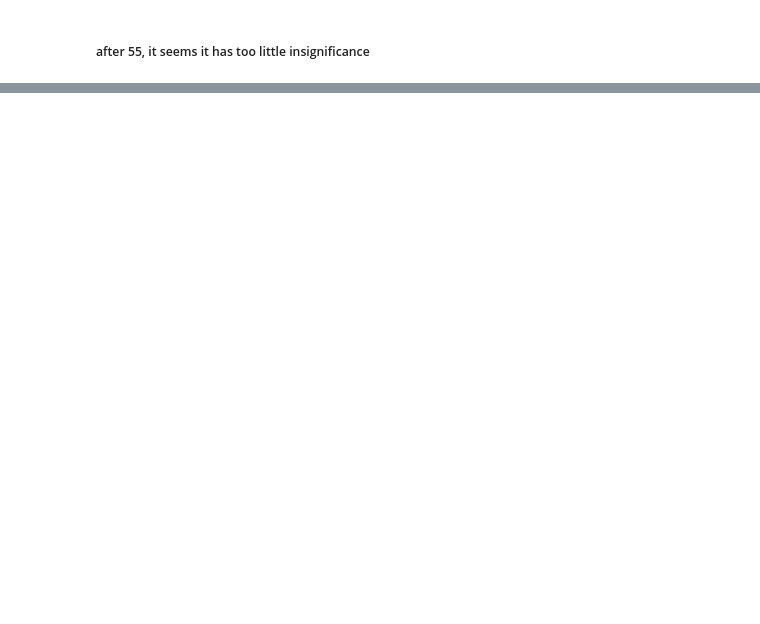
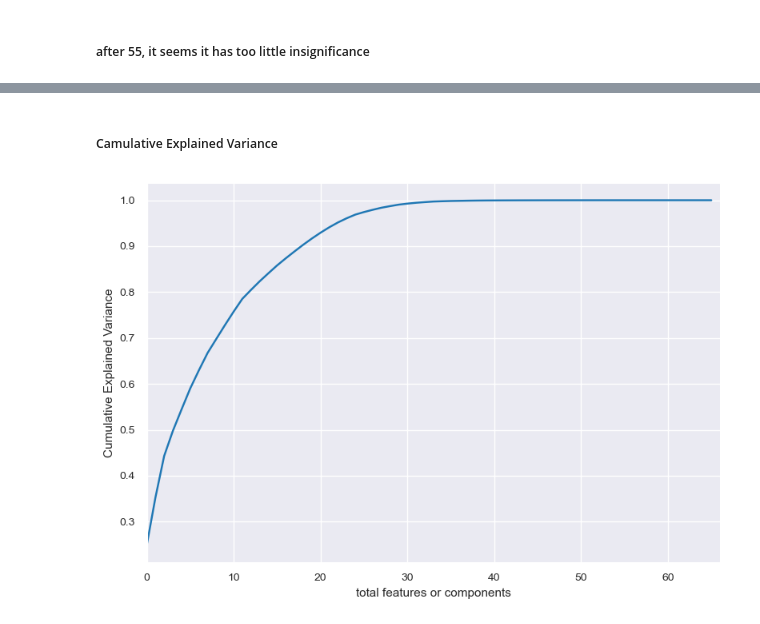
Before and after one commit to Thesis-on-Cyber-Security/Thesis-on-DDOS, a Jupyter notebook: 3rd Step/Dimensionality_Reduction.ipynb, the cells around one changed output, grey strips where cells are left out. Drawn from its saved outputs; the diff is of its cells as text; code cells hidden in the pictures; blank space fills up the shorter version.

```diff
--- a/3rd Step/Dimensionality_Reduction.ipynb
+++ b/3rd Step/Dimensionality_Reduction.ipynb
@@ -364,0 +384,16 @@ for i,j in enumerate(eig_pairs):
+# %% [markdown]
+##### Camulative Explained Variance
+# %%
+from sklearn.decomposition import PCA
+pca = PCA().fit(X_std)
+imgPath = "G:\\Brig_Gen_Razzak_Sir_Thesis_Group\\Thesis-on-DDOS-main\\images\\"
+imgName = "PCA_Cumulative_explained_variance.png"
+with plt.style.context(style="seaborn-notebook"):
+    plt.plot(np.cumsum(pca.explained_variance_ratio_))
+    plt.xlabel("total features or components")
+    plt.ylabel("Cumulative Explained Variance")
+    plt.xlim(0,len(df.columns),1)
+    plt.tight_layout()
+    plt.savefig(imgPath+imgName)
+# %% [output]
+[figure, added]
```
Also changed, not shown: parts of 10 cells of this notebook, 2 other files.
